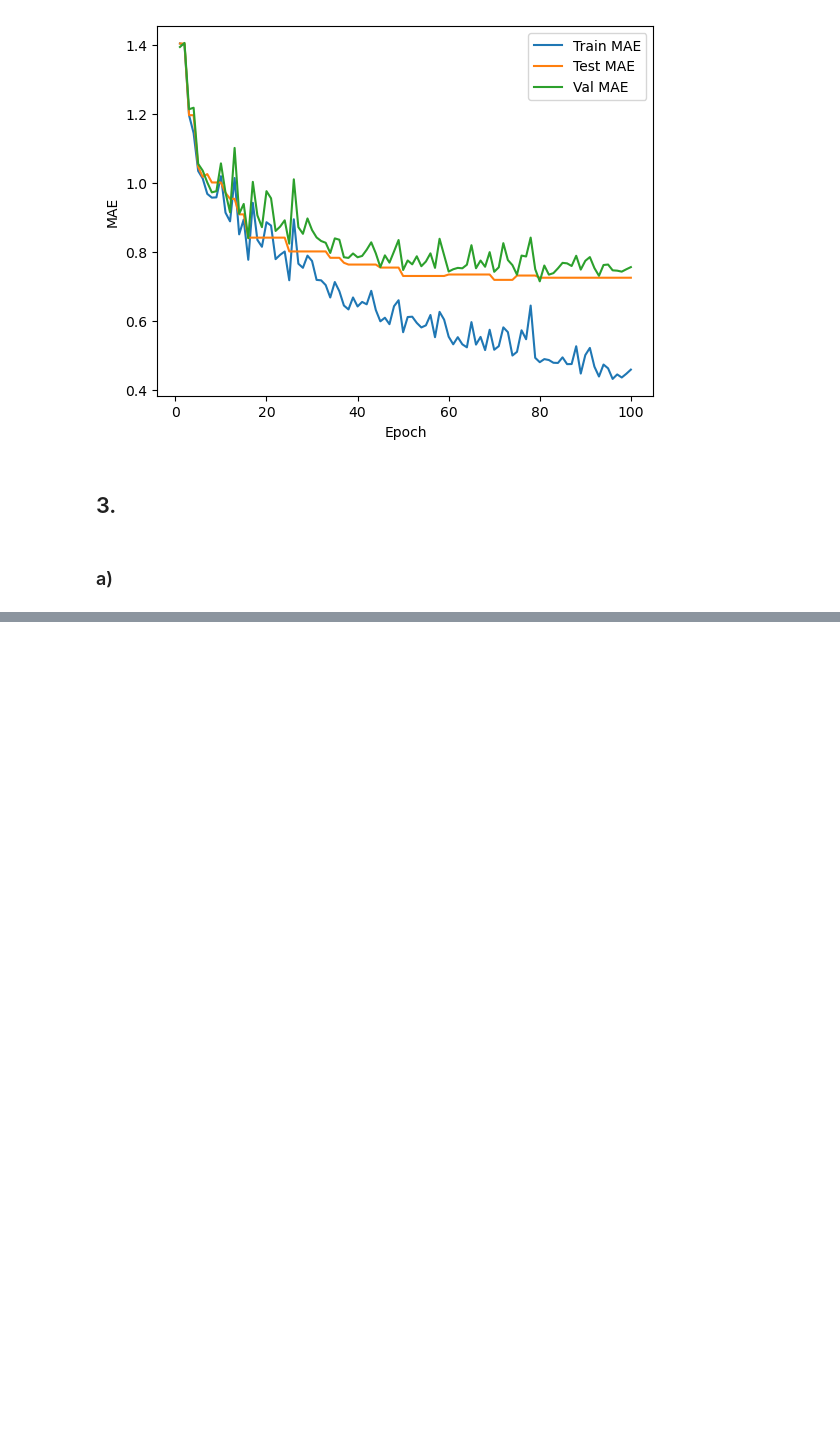
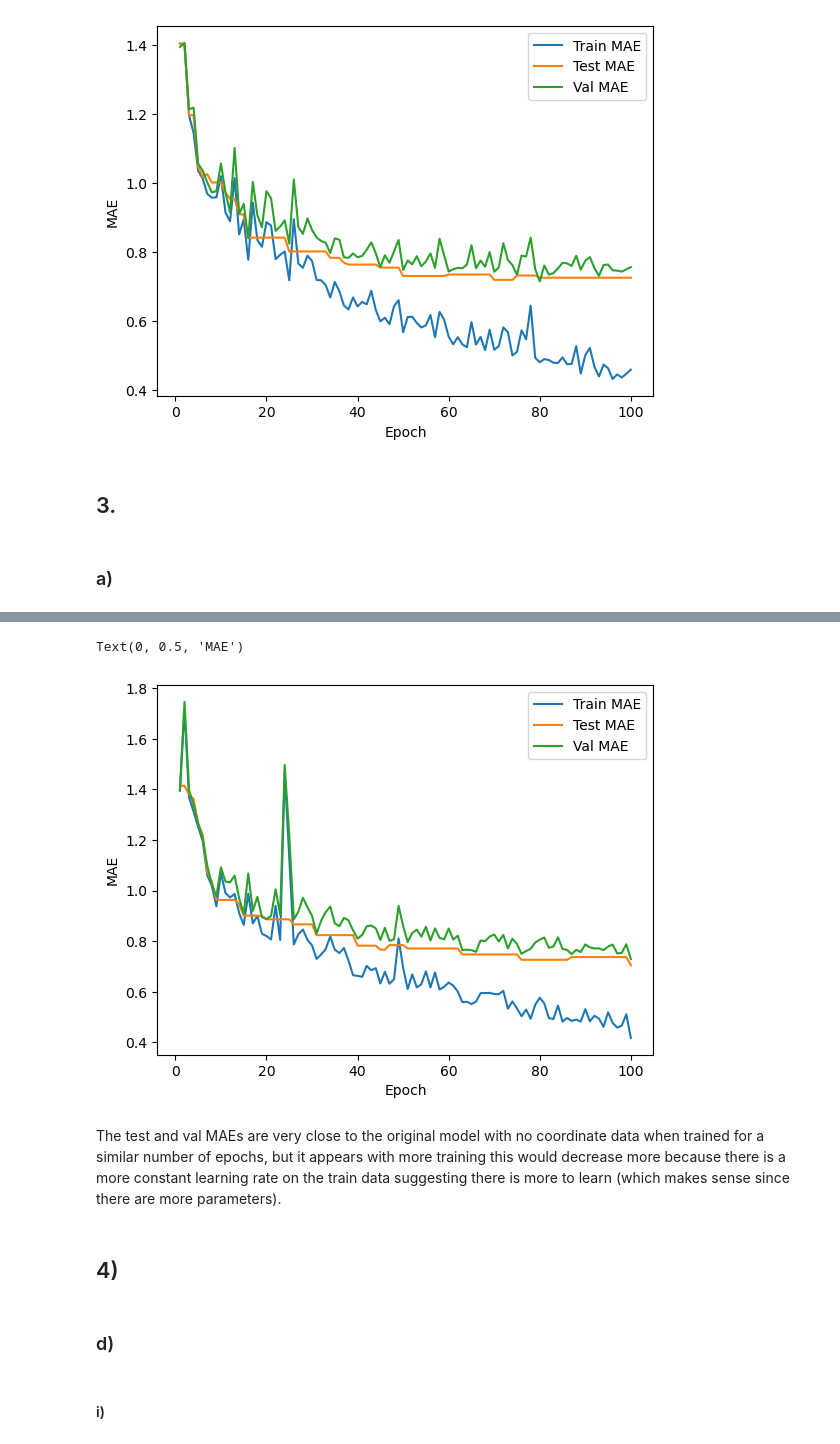
Before and after one commit to connorblake1/CHEM313, a Jupyter notebook: hw3/hw3.ipynb, the cells around one changed output, grey strips where cells are left out. Cells and saved outputs as stored; diff of their text form; code cells hidden in the pictures; blank space fills up the shorter version.

```diff
--- a/hw3/hw3.ipynb
+++ b/hw3/hw3.ipynb
@@ -633,0 +915,11 @@ class CoordMPNNModel(MPNNModel):
+# %%
+inv_coord_model = InvariantMPNNModel(num_layers=4, emb_dim=32, in_dim=11, edge_dim=4, out_dim=1)
+inv_coord_model_name = type(inv_coord_model).__name__
+best_val_error, test_error, train_time, inv_perf_per_epoch = run_experiment(
+    inv_coord_model,
+    inv_coord_model_name,
+    train_loader,
+    val_loader,
+    test_loader,
+    n_epochs=100
+)
@@ -633,0 +944,20 @@ class CoordMPNNModel(MPNNModel):
+# %%
+inv_coord_perf = np.array(inv_perf_per_epoch)
+inv_coord_perf = inv_coord_perf[:, :-1].astype(float)
+plt.plot(inv_coord_perf[:,3],inv_coord_perf[:,0],label="Train MAE")
+plt.plot(inv_coord_perf[:,3],inv_coord_perf[:,1],label="Test MAE")
+plt.plot(inv_coord_perf[:,3],inv_coord_perf[:,2],label="Val MAE")
+plt.xlabel("Epoch")
+plt.legend()
+plt.ylabel("MAE")
+# %% [output]
+Text(0, 0.5, 'MAE')
+[figure, added]
+# %% [markdown]
+The test and val MAEs are very close to the original model with no coordinate data when trained for a similar number of epochs, but it appears with more training this would decrease more because there is a more constant learning rate on the train data suggesting there is more to learn (which makes sense since there are more parameters).
+# %% [markdown]
+## 4)
+# %% [markdown]
+### d)
+# %% [markdown]
+#### i)
```
Also changed, not shown: parts of 39 cells of this notebook.
